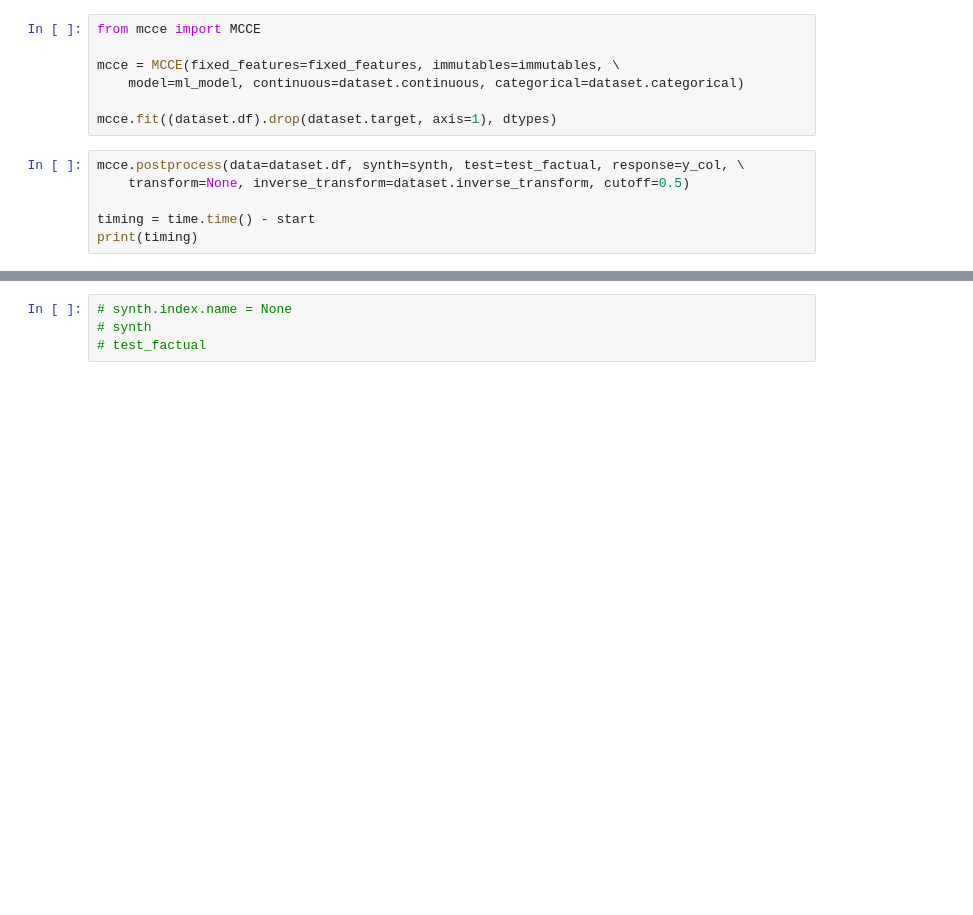
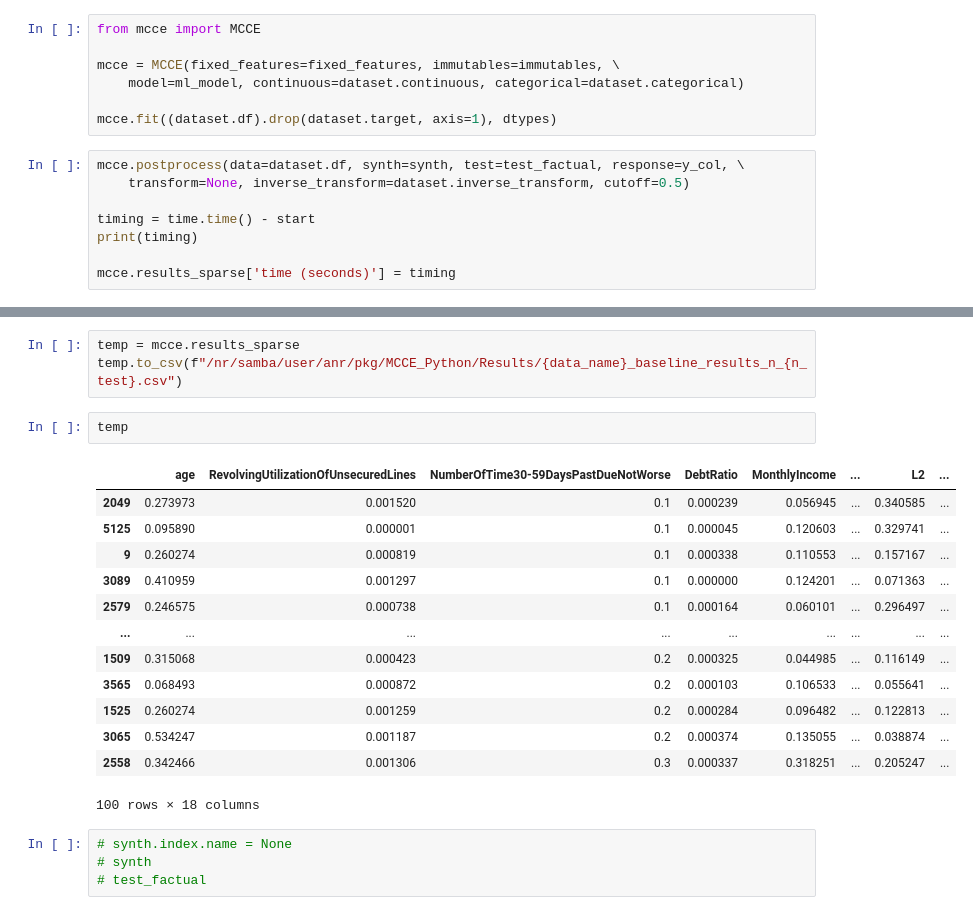
Before and after one commit to NorskRegnesentral/mccepy, a Jupyter notebook: run_baseline_with_new_carla.ipynb, the cells around one changed output, grey strips where cells are left out. Cells and saved outputs as stored; diff of their text form; blank space fills up the shorter version.

```diff
--- a/generate_baseline_results_with_new_carla.ipynb
+++ b/run_baseline_with_new_carla.ipynb
@@ -139,4 +141,6 @@ mcce.postprocess(data=dataset.df, synth=synth, test=test_factual, response=y_col
 
 timing = time.time() - start
 print(timing)
+
+mcce.results_sparse['time (seconds)'] = timing
 # %% [output]
@@ -176,3 +173,22 @@ print(mcce.results_sparse.shape[0])
+# %%
+temp = mcce.results_sparse
+temp.to_csv(f"/nr/samba/user/anr/pkg/MCCE_Python/Results/{data_name}_baseline_results_n_{n_test}.csv")
+# %%
+temp
+# %% [output]
+|  | age | RevolvingUtilizationOfUnsecuredLines | NumberOfTime30-59DaysPastDueNotWorse | DebtRatio | MonthlyIncome | ... | L2 | ... |
+| 2049 | 0.273973 | 0.001520 | 0.1 | 0.000239 | 0.056945 | ... | 0.340585 | ... |
+| 5125 | 0.095890 | 0.000001 | 0.1 | 0.000045 | 0.120603 | ... | 0.329741 | ... |
+| 9 | 0.260274 | 0.000819 | 0.1 | 0.000338 | 0.110553 | ... | 0.157167 | ... |
+| 3089 | 0.410959 | 0.001297 | 0.1 | 0.000000 | 0.124201 | ... | 0.071363 | ... |
+| 2579 | 0.246575 | 0.000738 | 0.1 | 0.000164 | 0.060101 | ... | 0.296497 | ... |
+| ... | ... | ... | ... | ... | ... | ... | ... | ... |
+| 1509 | 0.315068 | 0.000423 | 0.2 | 0.000325 | 0.044985 | ... | 0.116149 | ... |
+| 3565 | 0.068493 | 0.000872 | 0.2 | 0.000103 | 0.106533 | ... | 0.055641 | ... |
+| 1525 | 0.260274 | 0.001259 | 0.2 | 0.000284 | 0.096482 | ... | 0.122813 | ... |
+| 3065 | 0.534247 | 0.001187 | 0.2 | 0.000374 | 0.135055 | ... | 0.038874 | ... |
+| 2558 | 0.342466 | 0.001306 | 0.3 | 0.000337 | 0.318251 | ... | 0.205247 | ... |
+100 rows × 18 columns
 # %%
 # synth.index.name = None
 # synth
```
Also changed, not shown: parts of 7 cells of this notebook, 10 other files.
